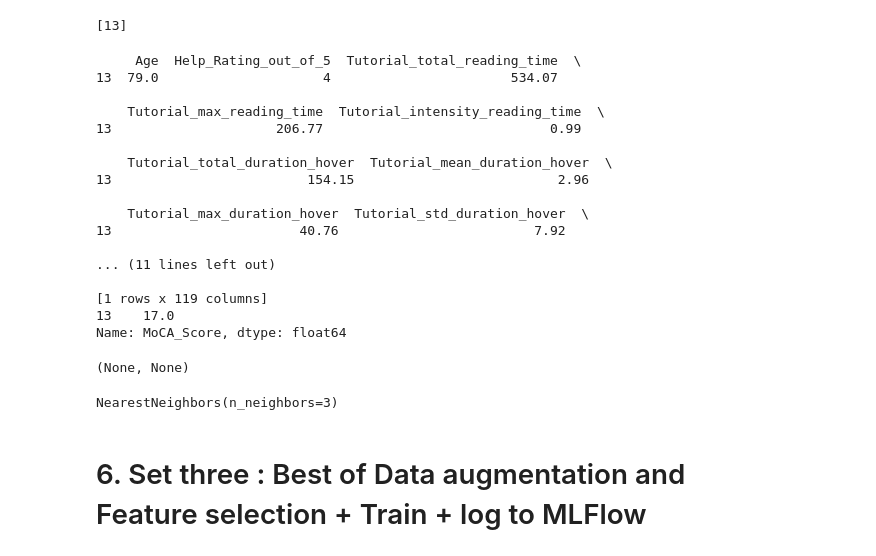
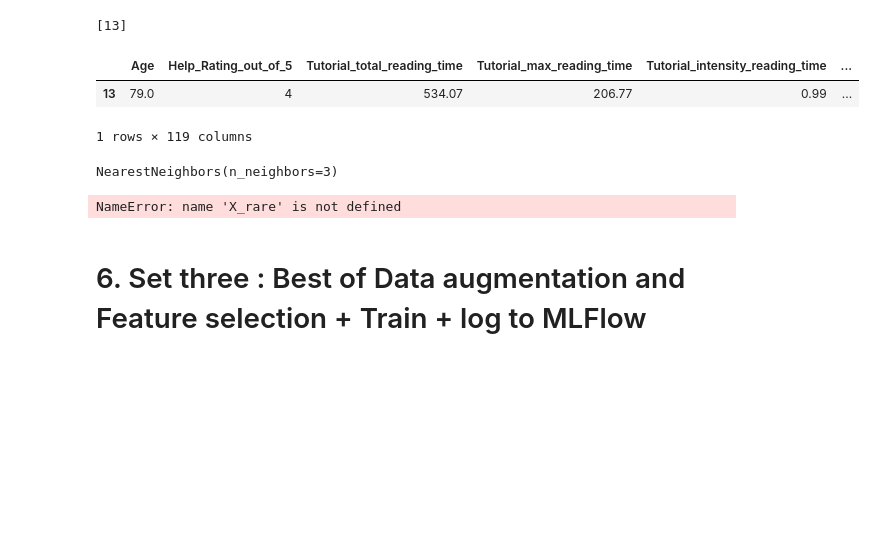
Before and after one commit to sana-mirahsani/detection_AD_with_VR_data, a Jupyter notebook: src/notebooks/3.Model_designing.ipynb, the cells around one changed output. Cells and saved outputs as stored; diff of their text form; code cells hidden in the pictures; blank space fills up the shorter version.

```diff
--- a/src/notebooks/3.Model_designing.ipynb
+++ b/src/notebooks/3.Model_designing.ipynb
@@ -422,26 +422,11 @@ rare_indices
 X_rare = X_train.loc[rare_indices]
 y_rare = y_train.loc[rare_indices]
 # %%
-print(X_rare), print(y_rare)
+X_rare
 # %% [output]
+|  | Age | Help_Rating_out_of_5 | Tutorial_total_reading_time | Tutorial_max_reading_time | Tutorial_intensity_reading_time | ... |
+| 13 | 79.0 | 4 | 534.07 | 206.77 | 0.99 | ... |
-     Age  Help_Rating_out_of_5  Tutorial_total_reading_time  \
-13  79.0                     4                       534.07
-
-    Tutorial_max_reading_time  Tutorial_intensity_reading_time  \
-13                     206.77                             0.99
-
-    Tutorial_total_duration_hover  Tutorial_mean_duration_hover  \
-13                         154.15                          2.96
-
-    Tutorial_max_duration_hover  Tutorial_std_duration_hover  \
-13                        40.76                         7.92
-
-... (11 lines left out)
-
-[1 rows x 119 columns]
-13    17.0
-Name: MoCA_Score, dtype: float64
+1 rows × 119 columns
-(None, None)
 # %%
 from sklearn.neighbors import NearestNeighbors
 
@@ -449,6 +434,10 @@ knn = NearestNeighbors(n_neighbors=3)
 knn.fit(X_train)
 # %% [output]
 NearestNeighbors(n_neighbors=3)
+# %%
+X_rare
+# %% [output]
+NameError: name 'X_rare' is not defined
 # %%
 def relevance_func(value: float):
     pass
```
